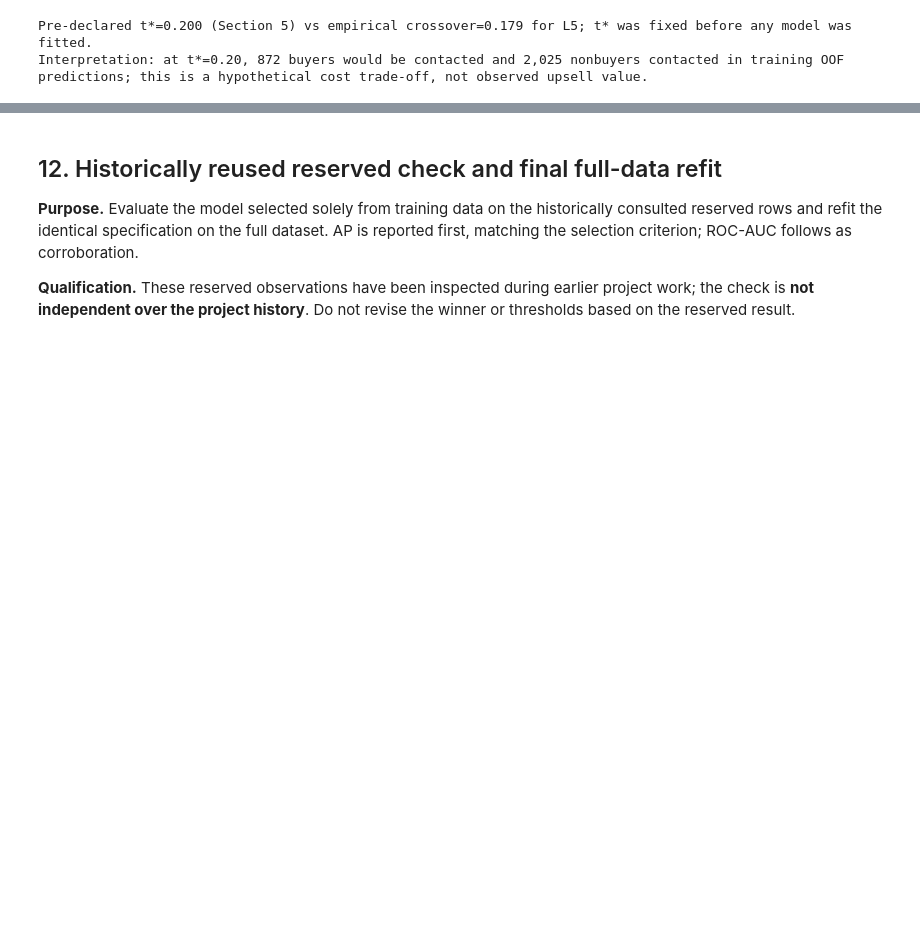
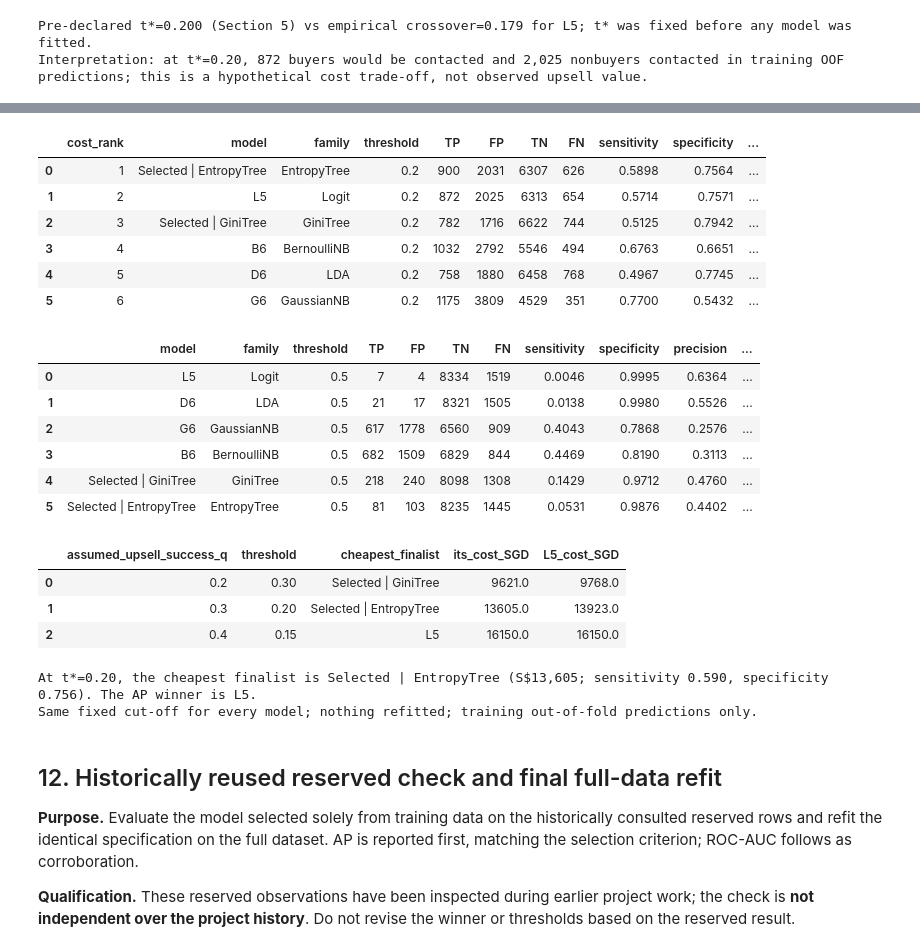
Before and after one commit to chloeng1904-svg/Statistical-Learning, a Jupyter notebook: online_shoppers_analysis.ipynb, the cells around one changed output, grey strips where cells are left out. Drawn from its saved outputs; the diff is of its cells as text; code cells hidden in the pictures; blank space fills up the shorter version.

```diff
--- a/online_shoppers_analysis.ipynb
+++ b/online_shoppers_analysis.ipynb
@@ -2080,3 +2087,76 @@ Interpretation: at t*=0.20, 872 buyers would be contacted and 2,025 nonbuyers co
+# %%
+# 11.1 Apply the pre-declared t* to every finalist (no refitting)
+FINALIST_CUTOFFS=[('Pre-declared t*',T_STAR),('Conventional 0.500',0.5)]
+
+rows=[]
+for fam in FINALIST_FAMILIES:
+    label=PATH_FINALISTS[fam] if fam in PATH_FINALISTS else TREE_FINALISTS[fam]
+    oof=np.asarray(RESULTS[label]['oof'],dtype=float)          # stored out-of-fold P(buy)
+    for cutoff_name,t in FINALIST_CUTOFFS:
+        m=threshold_measures(ytr,oof,t)                           # TP/FP/TN/FN, sens, spec, precision, cost
+        rows.append({'model':PUBLIC_LABELS.get(label,label),'family':fam,'cutoff':cutoff_name,
+                     'mean AP':RESULTS[label]['mean_fold_ap'],'mean ROC-AUC':RESULTS[label]['mean_fold_auc'],
+                     **m,'cost per session SGD':m['hypothetical_relative_loss_SGD']/len(ytr)})
+ALL_FINALISTS_AT_T=pd.DataFrame(rows)
+
+AT_T_STAR=(ALL_FINALISTS_AT_T[ALL_FINALISTS_AT_T.cutoff.eq('Pre-declared t*')]
+           .sort_values('hypothetical_relative_loss_SGD').reset_index(drop=True))
+AT_T_STAR.insert(0,'cost_rank',np.arange(1,len(AT_T_STAR)+1))
+AT_HALF=ALL_FINALISTS_AT_T[ALL_FINALISTS_AT_T.cutoff.eq('Conventional 0.500')].reset_index(drop=True)
+
+SHOW=['model','family','threshold','TP','FP','TN','FN','sensitivity','specificity','precision',
+      'hypothetical_relative_loss_SGD','cost per session SGD']
+display(AT_T_STAR[['cost_rank']+SHOW+['mean AP']].round(4))
+display(AT_HALF[SHOW].round(4))
+
+# Consistency: the winner's row must match the Section 11 threshold table.
+w=AT_T_STAR.loc[AT_T_STAR.model.eq(WINNER_DISPLAY)].iloc[0]
+ref=THRESHOLD_TABLE.loc[THRESHOLD_TABLE.reference.eq('Pre-declared cost t* (hypothetical)')].iloc[0]
+assert all(int(w[k])==int(ref[k]) for k in ['TP','FP','TN','FN'])
+
+# Robustness: which finalist is cheapest across the Section 5.1 cost-sensitivity thresholds?
+robust=[]
+for _,c in COST_SENSITIVITY.iterrows():
+    t=float(c.theoretical_probability_cutoff)
+    costs={}
+    for fam in FINALIST_FAMILIES:
+        label=PATH_FINALISTS[fam] if fam in PATH_FINALISTS else TREE_FINALISTS[fam]
+        oof=np.asarray(RESULTS[label]['oof'],dtype=float)
+        m=threshold_measures(ytr,oof,t)
+        costs[PUBLIC_LABELS.get(label,label)]=c.C_FP_SGD*m['FP']+c.C_FN_SGD*m['FN']
+    best=min(costs,key=costs.get)
+    robust.append({'assumed_upsell_success_q':c.assumed_upsell_success_q,'threshold':t,
+                   'cheapest_finalist':best,'its_cost_SGD':costs[best],
+                   f'{WINNER_DISPLAY}_cost_SGD':costs[WINNER_DISPLAY]})
+COST_ROBUSTNESS=pd.DataFrame(robust)
+display(COST_ROBUSTNESS.round(2))
+
+cheapest=AT_T_STAR.iloc[0]
+print(f"At t*={T_STAR:.2f}, the cheapest finalist is {cheapest.model} "
+      f"(S${cheapest.hypothetical_relative_loss_SGD:,.0f}; sensitivity {cheapest.sensitivity:.3f}, "
+      f"specificity {cheapest.specificity:.3f}). The AP winner is {WINNER_DISPLAY}.")
+print('Same fixed cut-off for every model; nothing refitted; training out-of-fold predictions only.')
+# %% [output]
+|  | cost_rank | model | family | threshold | TP | FP | TN | FN | sensitivity | specificity | ... |
+| 0 | 1 | Selected | EntropyTree | EntropyTree | 0.2 | 900 | 2031 | 6307 | 626 | 0.5898 | 0.7564 | ... |
+| 1 | 2 | L5 | Logit | 0.2 | 872 | 2025 | 6313 | 654 | 0.5714 | 0.7571 | ... |
+| 2 | 3 | Selected | GiniTree | GiniTree | 0.2 | 782 | 1716 | 6622 | 744 | 0.5125 | 0.7942 | ... |
+| 3 | 4 | B6 | BernoulliNB | 0.2 | 1032 | 2792 | 5546 | 494 | 0.6763 | 0.6651 | ... |
+| 4 | 5 | D6 | LDA | 0.2 | 758 | 1880 | 6458 | 768 | 0.4967 | 0.7745 | ... |
+| 5 | 6 | G6 | GaussianNB | 0.2 | 1175 | 3809 | 4529 | 351 | 0.7700 | 0.5432 | ... |
+|  | model | family | threshold | TP | FP | TN | FN | sensitivity | specificity | precision | ... |
+| 0 | L5 | Logit | 0.5 | 7 | 4 | 8334 | 1519 | 0.0046 | 0.9995 | 0.6364 | ... |
+| 1 | D6 | LDA | 0.5 | 21 | 17 | 8321 | 1505 | 0.0138 | 0.9980 | 0.5526 | ... |
+| 2 | G6 | GaussianNB | 0.5 | 617 | 1778 | 6560 | 909 | 0.4043 | 0.7868 | 0.2576 | ... |
+| 3 | B6 | BernoulliNB | 0.5 | 682 | 1509 | 6829 | 844 | 0.4469 | 0.8190 | 0.3113 | ... |
+| 4 | Selected | GiniTree | GiniTree | 0.5 | 218 | 240 | 8098 | 1308 | 0.1429 | 0.9712 | 0.4760 | ... |
+| 5 | Selected | EntropyTree | EntropyTree | 0.5 | 81 | 103 | 8235 | 1445 | 0.0531 | 0.9876 | 0.4402 | ... |
+|  | assumed_upsell_success_q | threshold | cheapest_finalist | its_cost_SGD | L5_cost_SGD |
+| 0 | 0.2 | 0.30 | Selected | GiniTree | 9621.0 | 9768.0 |
+| 1 | 0.3 | 0.20 | Selected | EntropyTree | 13605.0 | 13923.0 |
+| 2 | 0.4 | 0.15 | L5 | 16150.0 | 16150.0 |
+At t*=0.20, the cheapest finalist is Selected | EntropyTree (S$13,605; sensitivity 0.590, specificity 0.756). The AP winner is L5.
+Same fixed cut-off for every model; nothing refitted; training out-of-fold predictions only.
 # %% [markdown]
 ## 12. Historically reused reserved check and final full-data refit
 **Purpose.** Evaluate the model selected solely from training data on the historically consulted reserved rows and refit the identical specification on the full dataset. AP is reported first, matching the selection criterion; ROC-AUC follows as corroboration.
```
Also changed, not shown: parts of 8 cells of this notebook.
